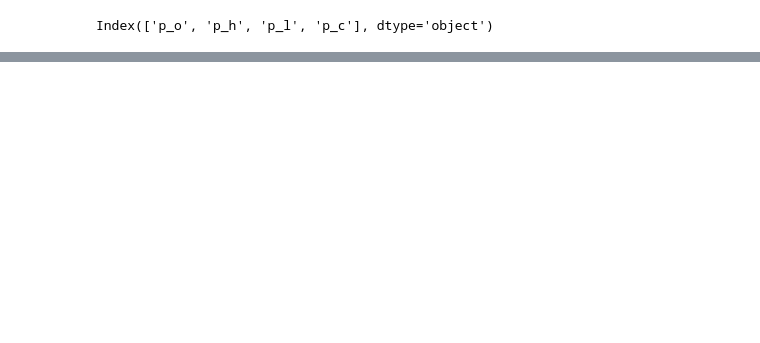
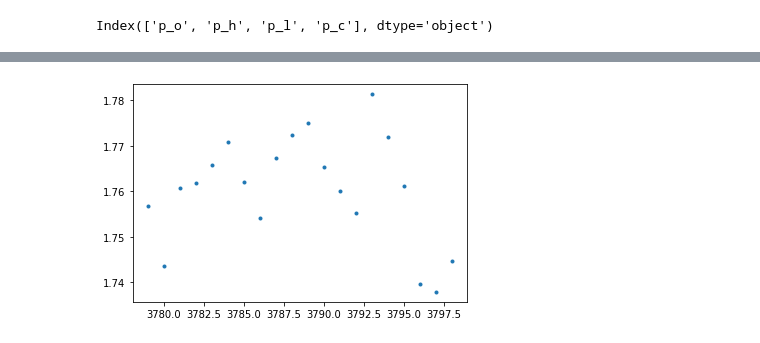
Before and after one commit to gomlfx/ApiaryFund_, a Jupyter notebook: AGC27_2_0.ipynb, the cells around one changed output, grey strips where cells are left out. Cells and saved outputs as stored; diff of their text form; code cells hidden in the pictures; blank space fills up the shorter version.

```diff
--- a/AGC27_2_0.ipynb
+++ b/AGC27_2_0.ipynb
@@ -900,3 +971,9 @@ perf = predictor.evaluate_predictions(y_true = y_test, y_pred = y_pred, auxiliar
+# %%
+# chart = pd.DataFrame({y_test, y_pred})
+# lines = chart.plot.line()
+actual = y_test.plot(style='.')
+# %% [output]
+[figure, added]
 # %%
 # clears the model after a run so you can contrast new runs.
 # predictor.unpersist_models('ag_predict_interval')
```
Also changed, not shown: parts of 19 cells of this notebook.
